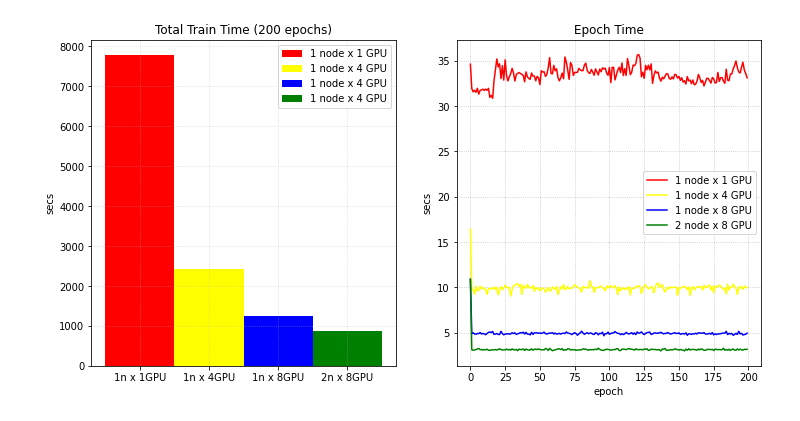
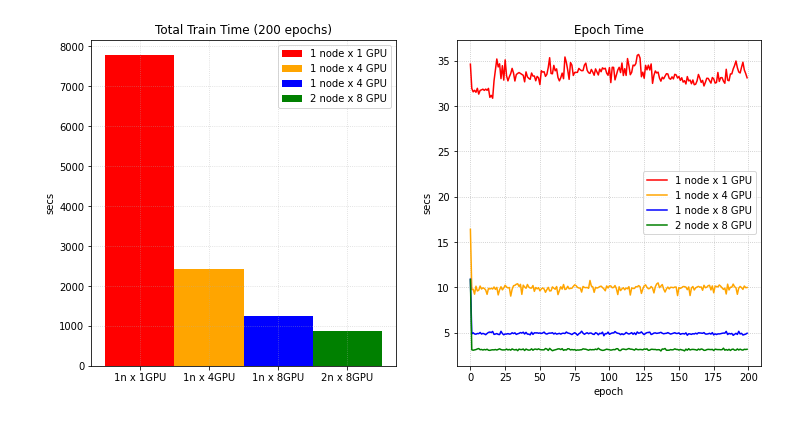
Before and after one commit to YuanTingHsieh/Tutorials, a Jupyter notebook: draw_distributed.ipynb, the cells around one changed output. Drawn from its saved outputs; the diff is of its cells as text; code cells hidden in the pictures.

Commit message:
Fix figure color and legend

```diff
--- a/draw_distributed.ipynb
+++ b/draw_distributed.ipynb
@@ -27,25 +27,25 @@ y4 = (np.array(y4[::2]) + np.array(y4[1::2])) / 2
 # %%
 plt.figure('train', (12, 6))
 plt.subplot(1, 2, 1)
 plt.title('Total Train Time (200 epochs)')
 plt.bar('1n x 1GPU', 7781, 1, label='1 node x 1 GPU', color='red')
-plt.bar('1n x 4GPU', 2414, 1, label='1 node x 4 GPU', color='yellow')
+plt.bar('1n x 4GPU', 2414, 1, label='1 node x 4 GPU', color='orange')
 plt.bar('1n x 8GPU', 1255, 1, label='1 node x 4 GPU', color='blue')
-plt.bar('2n x 8GPU', 877, 1, label='1 node x 4 GPU', color='green')
+plt.bar('2n x 8GPU', 877, 1, label='2 node x 8 GPU', color='green')
 plt.ylabel('secs')
 plt.grid(alpha=0.5, linestyle=':')
 plt.legend(loc='best')
 
 plt.subplot(1, 2, 2)
 plt.title('Epoch Time')
 plt.xlabel('epoch')
 plt.ylabel('secs')
 plt.plot(x1, y1, label='1 node x 1 GPU', color='red')
-plt.plot(x1, y2, label='1 node x 4 GPU', color='yellow')
+plt.plot(x1, y2, label='1 node x 4 GPU', color='orange')
 plt.plot(x1, y3, label='1 node x 8 GPU', color='blue')
 plt.plot(x1, y4, label='2 node x 8 GPU', color='green')
 plt.grid(alpha=0.8, linestyle=':')
 plt.legend(loc='best')
 plt.show()
 # %% [output]
-[figure, old version]
+[figure, new version]
```
